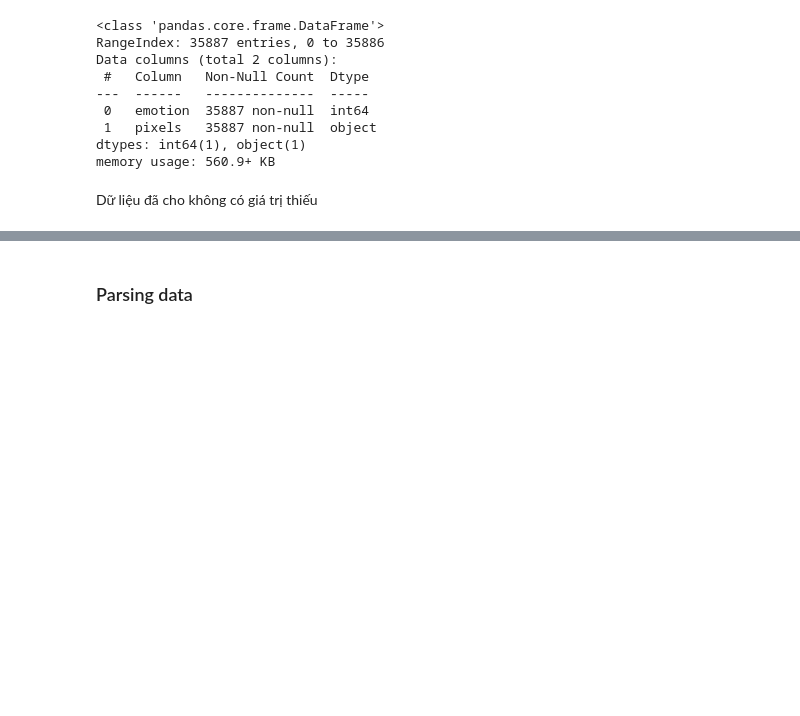
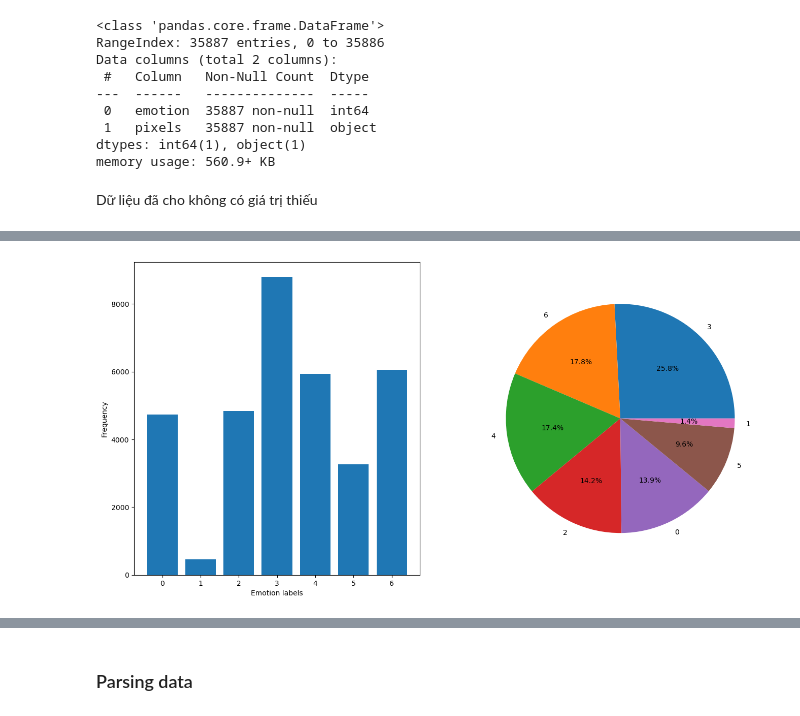
Before and after one commit to LDpNgn/Fundamental-ML, a Jupyter notebook: notebooks/EDA.ipynb, the cells around one changed output, grey strips where cells are left out. Cells and saved outputs as stored; diff of their text form; code cells hidden in the pictures; blank space fills up the shorter version.

```diff
--- a/notebooks/EDA.ipynb
+++ b/notebooks/EDA.ipynb
@@ -44,7 +44,7 @@ def show_img(images: np.ndarray, labels: np.ndarray):
 ### EDA
 # %%
 ## load dataset here
-df = pd.read_csv("/kaggle/input/icml-face-data/icml_face_data.csv")
+df = pd.read_csv("../data/icml_face_data.csv")
 df.head()
 # %% [output]
 |  | emotion | pixels |
@@ -90,0 +91,4 @@ Có sự chênh lệnh rất lớn giữa số lượng lable 1 với các lable
+# %%
+# Tính tần suất xuất hiện của mỗi giá trị trong 'df['emotion']'
+emotion_counts = df['emotion'].value_counts()
+emotion_counts
@@ -90,0 +105,20 @@ Có sự chênh lệnh rất lớn giữa số lượng lable 1 với các lable
+# %%
+plt.figure(figsize=(16, 8))
+
+# Cài đặt subplot 1,2
+plt.subplot(1, 2, 1)
+
+# Vẽ biểu đồ cột
+plt.bar(emotion_counts.index, emotion_counts.values)
+plt.xlabel('Emotion labels')
+plt.ylabel('Frequency')
+
+# Cài đặt subplot 2,2
+plt.subplot(1, 2, 2)
+
+# Vẽ biểu đồ tròn
+plt.pie(emotion_counts.values, labels=emotion_counts.index, autopct="%1.1f%%")
+
+plt.show()
+# %% [output]
+[figure, added]
```
Also changed, not shown: parts of 27 cells of this notebook.
